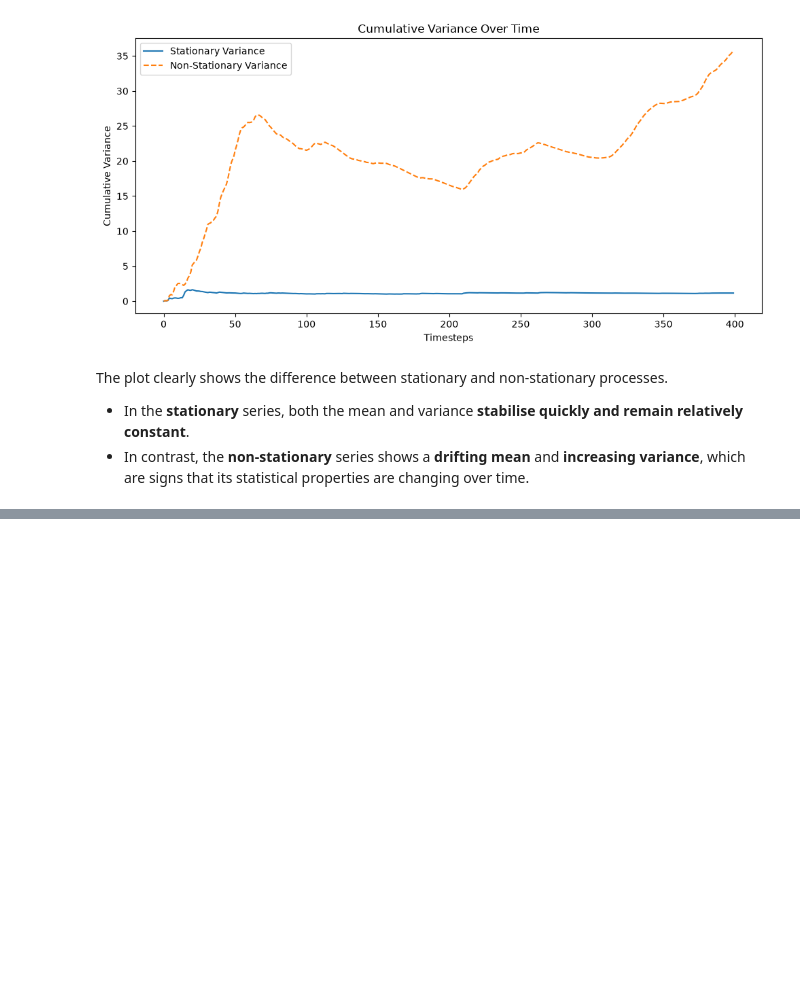
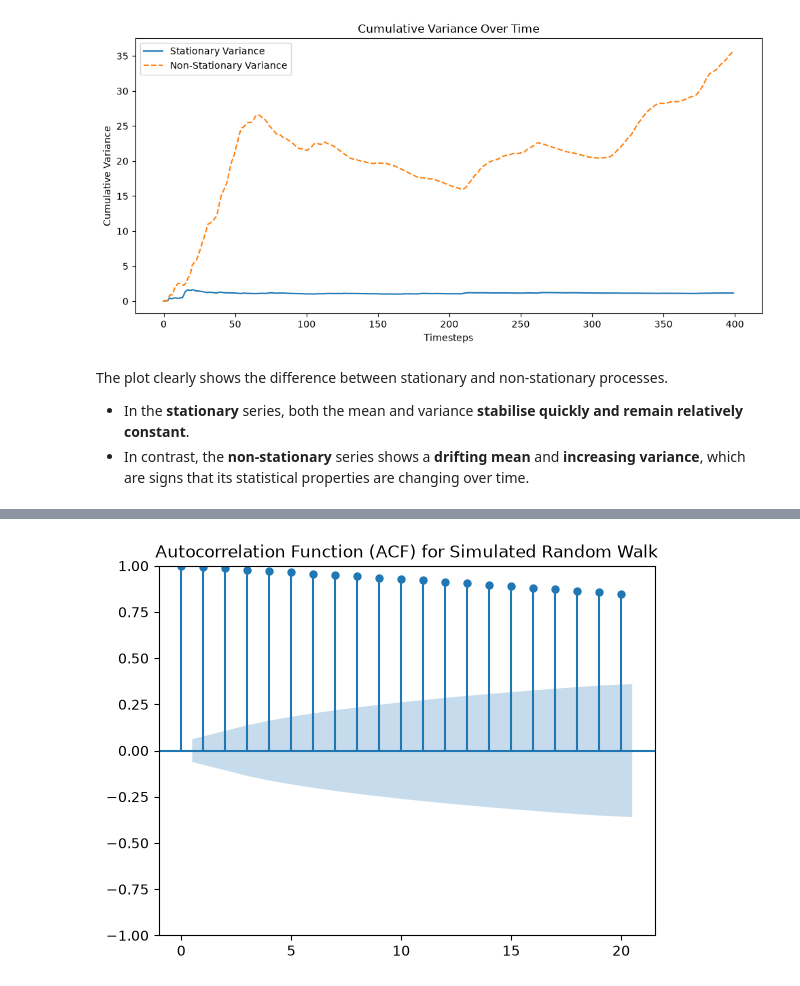
Before and after one commit to michaelhudson2205/INFO3022_Practicals, a Jupyter notebook: P3_3_Random_Walk.ipynb, the cells around one changed output, grey strips where cells are left out. Saved outputs shown, nothing was run; the diff lists cells and outputs as text; code cells hidden in the pictures; blank space fills up the shorter version.

```diff
--- a/P3_3_Random_Walk.ipynb
+++ b/P3_3_Random_Walk.ipynb
@@ -223,0 +396,6 @@ We will apply the ADF test to both our **simulated stationary** and **non-statio
+# %%
+# Plot ACF for the stationary process
+plot_acf(random_walk, lags=20, title='Autocorrelation Function (ACF) for Simulated Random Walk')
+plt.show()
+# %% [output]
+[figure, added]
```
Also changed, not shown: parts of 23 cells of this notebook, 1 other file.
